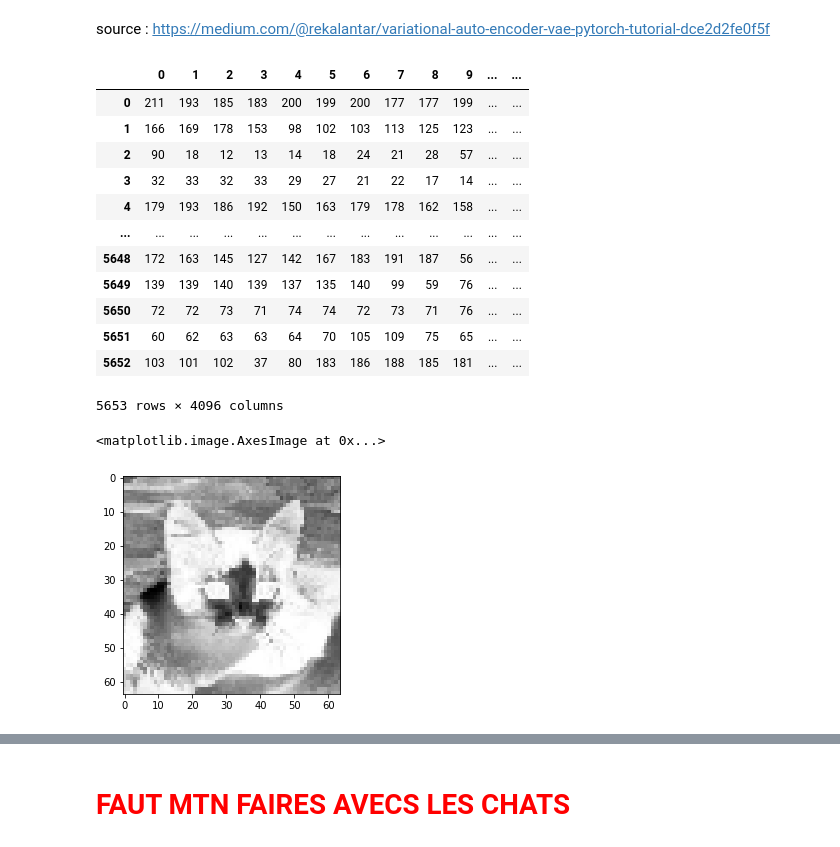
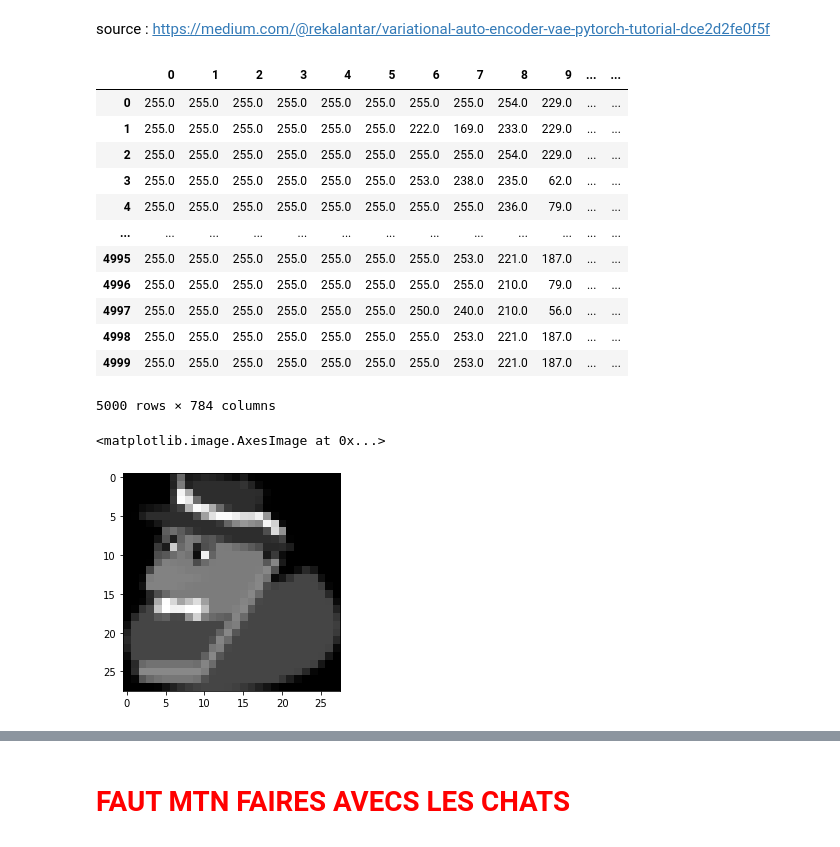
Before and after one commit to GigiML/RD_project, a Jupyter notebook: vae.ipynb, the cells around one changed output, grey strips where cells are left out. Saved outputs shown, nothing was run; the diff lists cells and outputs as text; code cells hidden in the pictures.

Commit message:
[FMU] CORRECTION/MODIFIED : now uses the canard.csv dataset, corrected a misspell now the latent space is working

```diff
--- a/vae.ipynb
+++ b/vae.ipynb
@@ -20,28 +20,30 @@ import pandas as pd
 import cv2
 # %%
 # data = pd.DataFrame([cv2.cvtColor(cv2.resize(cv2.imread(f"cat/{path}"), (64, 64)), cv2.COLOR_BGR2GRAY).flatten() for path in os.listdir("cat")])
-data = pd.read_csv("chat.csv", header=0, index_col=0)
+data = pd.read_csv("canard.csv", header=None, index_col=None)
 # %%
 data
 # %% [output]
 |  | 0 | 1 | 2 | 3 | 4 | 5 | 6 | 7 | 8 | 9 | ... | ... |
-| 0 | 211 | 193 | 185 | 183 | 200 | 199 | 200 | 177 | 177 | 199 | ... | ... |
-| 1 | 166 | 169 | 178 | 153 | 98 | 102 | 103 | 113 | 125 | 123 | ... | ... |
-| 2 | 90 | 18 | 12 | 13 | 14 | 18 | 24 | 21 | 28 | 57 | ... | ... |
-| 3 | 32 | 33 | 32 | 33 | 29 | 27 | 21 | 22 | 17 | 14 | ... | ... |
-| 4 | 179 | 193 | 186 | 192 | 150 | 163 | 179 | 178 | 162 | 158 | ... | ... |
+| 0 | 255.0 | 255.0 | 255.0 | 255.0 | 255.0 | 255.0 | 255.0 | 255.0 | 254.0 | 229.0 | ... | ... |
+| 1 | 255.0 | 255.0 | 255.0 | 255.0 | 255.0 | 255.0 | 222.0 | 169.0 | 233.0 | 229.0 | ... | ... |
+| 2 | 255.0 | 255.0 | 255.0 | 255.0 | 255.0 | 255.0 | 255.0 | 255.0 | 254.0 | 229.0 | ... | ... |
+| 3 | 255.0 | 255.0 | 255.0 | 255.0 | 255.0 | 255.0 | 253.0 | 238.0 | 235.0 | 62.0 | ... | ... |
+| 4 | 255.0 | 255.0 | 255.0 | 255.0 | 255.0 | 255.0 | 255.0 | 255.0 | 236.0 | 79.0 | ... | ... |
 | ... | ... | ... | ... | ... | ... | ... | ... | ... | ... | ... | ... | ... |
-| 5648 | 172 | 163 | 145 | 127 | 142 | 167 | 183 | 191 | 187 | 56 | ... | ... |
-| 5649 | 139 | 139 | 140 | 139 | 137 | 135 | 140 | 99 | 59 | 76 | ... | ... |
-| 5650 | 72 | 72 | 73 | 71 | 74 | 74 | 72 | 73 | 71 | 76 | ... | ... |
-| 5651 | 60 | 62 | 63 | 63 | 64 | 70 | 105 | 109 | 75 | 65 | ... | ... |
-| 5652 | 103 | 101 | 102 | 37 | 80 | 183 | 186 | 188 | 185 | 181 | ... | ... |
+| 4995 | 255.0 | 255.0 | 255.0 | 255.0 | 255.0 | 255.0 | 255.0 | 253.0 | 221.0 | 187.0 | ... | ... |
+| 4996 | 255.0 | 255.0 | 255.0 | 255.0 | 255.0 | 255.0 | 255.0 | 255.0 | 210.0 | 79.0 | ... | ... |
+| 4997 | 255.0 | 255.0 | 255.0 | 255.0 | 255.0 | 255.0 | 250.0 | 240.0 | 210.0 | 56.0 | ... | ... |
+| 4998 | 255.0 | 255.0 | 255.0 | 255.0 | 255.0 | 255.0 | 255.0 | 253.0 | 221.0 | 187.0 | ... | ... |
+| 4999 | 255.0 | 255.0 | 255.0 | 255.0 | 255.0 | 255.0 | 255.0 | 253.0 | 221.0 | 187.0 | ... | ... |
-5653 rows × 4096 columns
+5000 rows × 784 columns
+# %%
+dims = (28, 28)
 # %%
-plt.imshow(np.array(data.iloc[1, :]).reshape((64, 64)), cmap="Greys")
+plt.imshow(np.array(data.iloc[1, :]).reshape(dims), cmap="Greys")
 # %% [output]
 <matplotlib.image.AxesImage at 0x...>
-[figure, old version]
+[figure, new version]
 # %%
 # create a transofrm to apply to each datapoint
 transform = transforms.Compose([transforms.ToTensor()])
```
Also changed, not shown: parts of 12 cells of this notebook.
